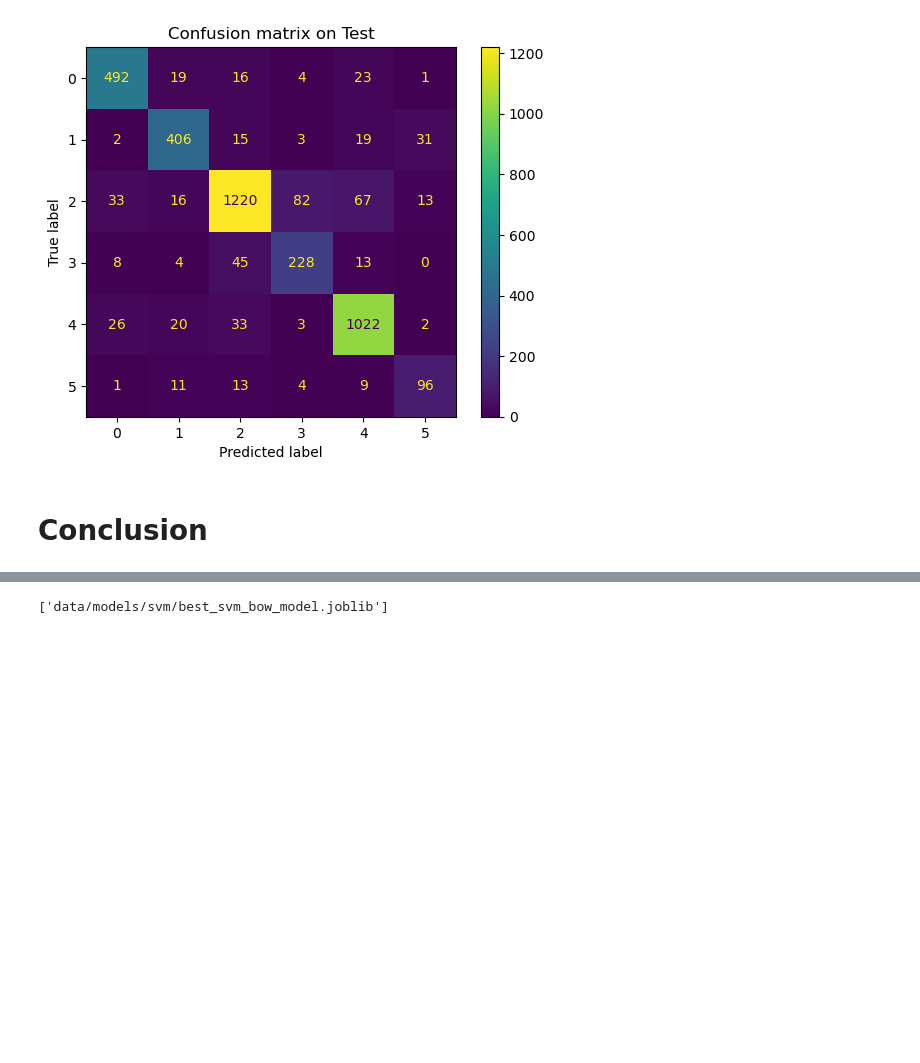
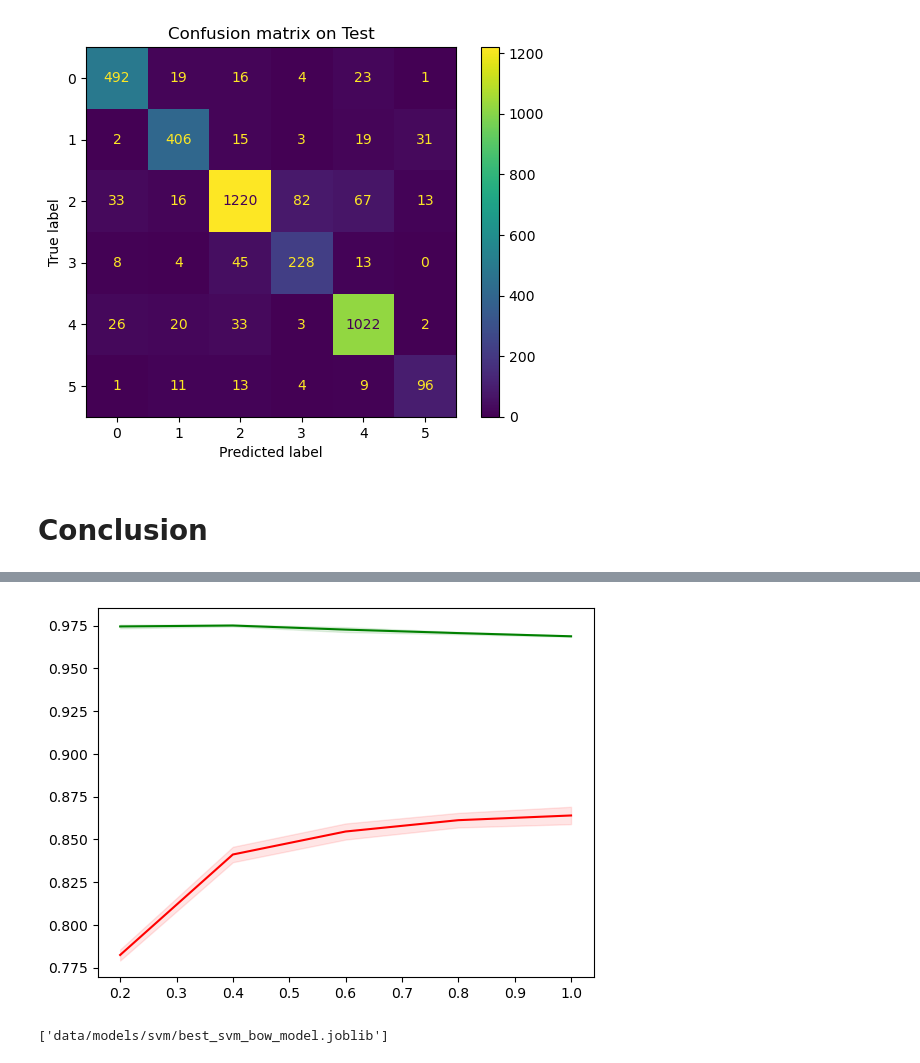
Before and after one commit to auphong2707/emotion-dectection-from-text, a Jupyter notebook: Support Vector Machine (SVM).ipynb, the cells around one changed output, grey strips where cells are left out. Saved outputs shown, nothing was run; the diff lists cells and outputs as text; code cells hidden in the pictures; blank space fills up the shorter version.

```diff
--- a/Support Vector Machine (SVM).ipynb
+++ b/Support Vector Machine (SVM).ipynb
@@ -500 +517,5 @@ Although polynomial kernel has 0.1% accuracy than the other models, I will choos
+# %%
+draw_learning_curve(best_svm_model, X_train, y_train)
+# %% [output]
+[figure, added]
 # %%
```
Also changed, not shown: parts of 5 cells of this notebook.
